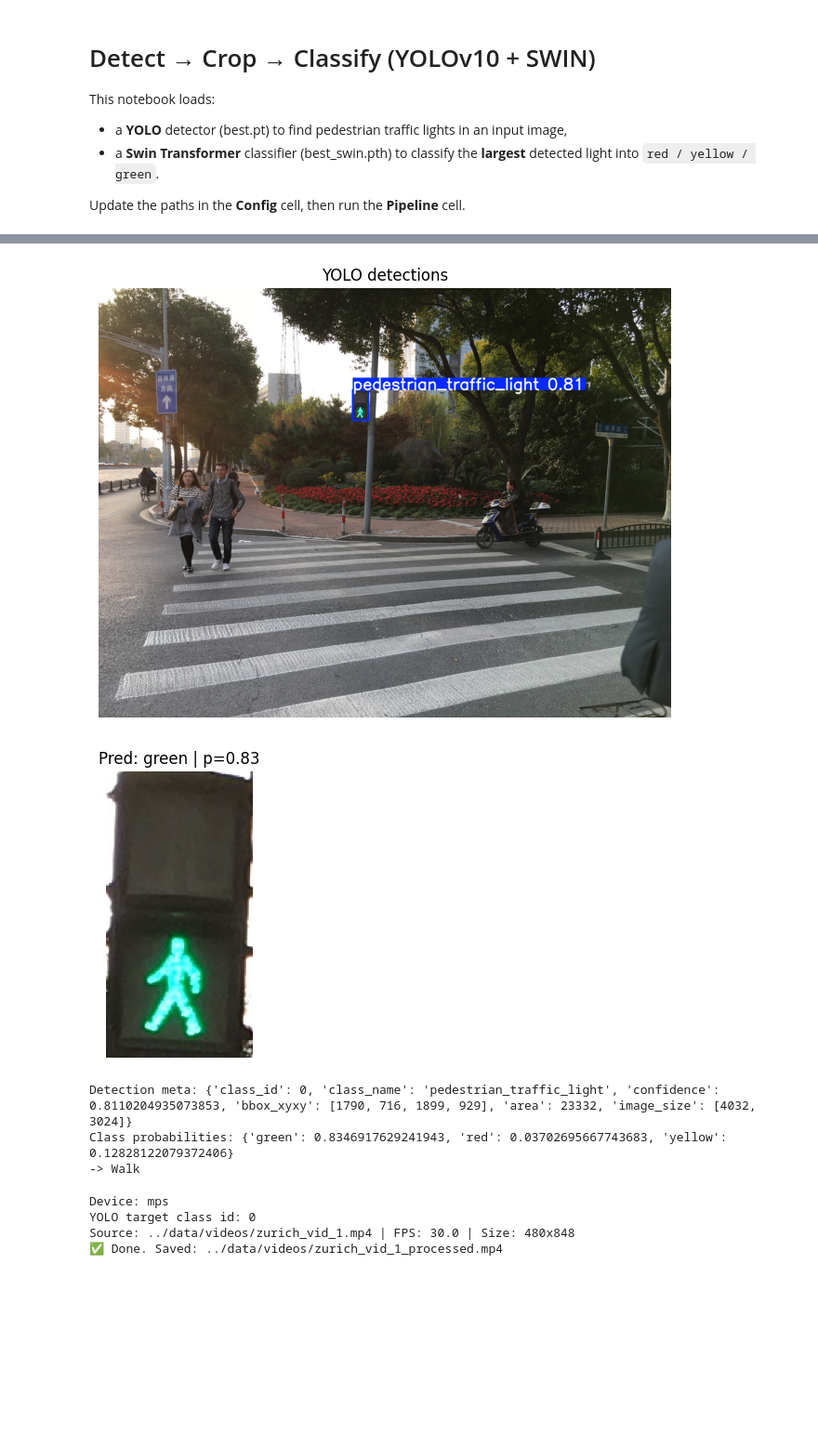
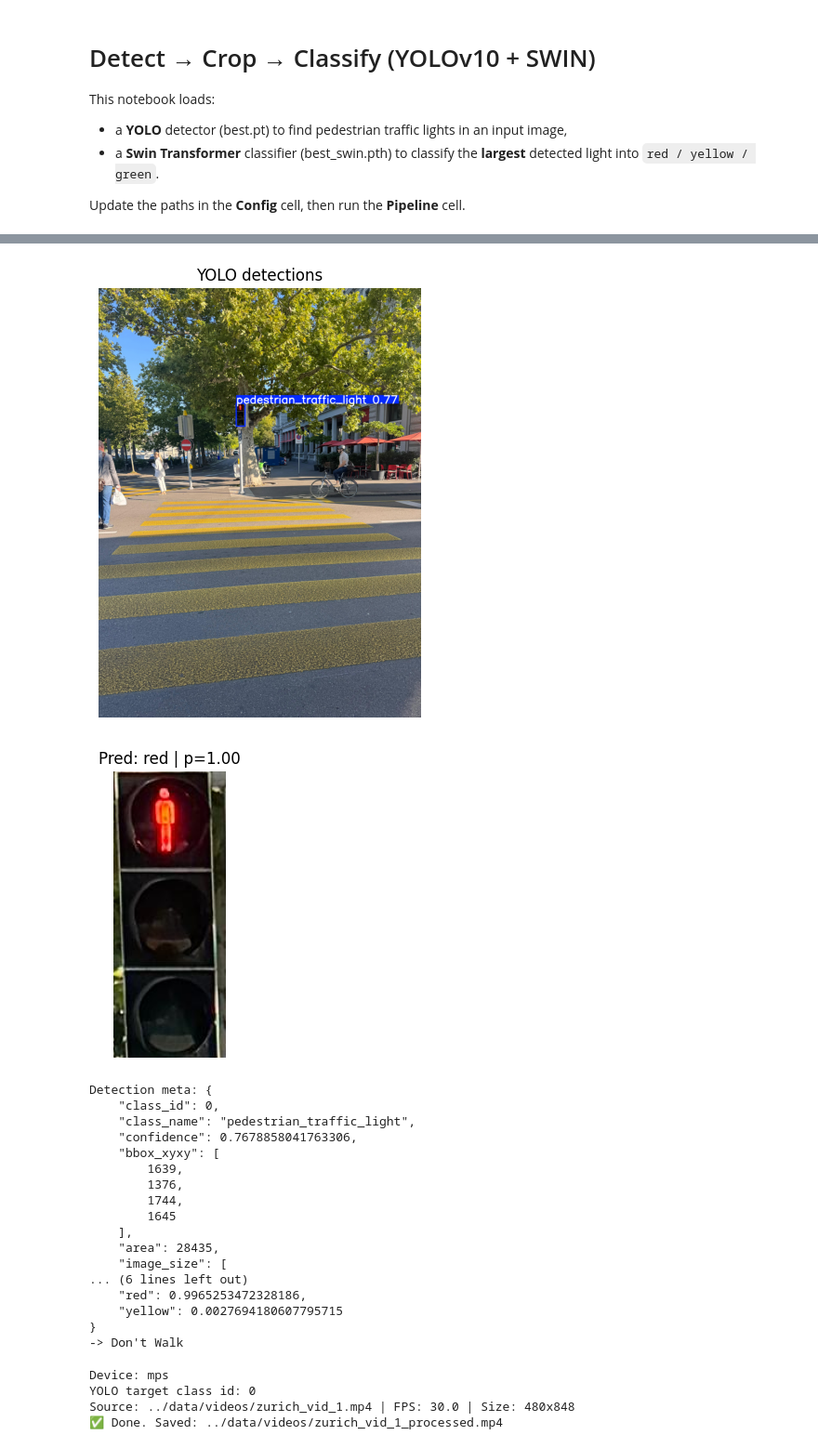
Before and after one commit to mansamoussa/zebrAssist, a Jupyter notebook: notebooks/3_DetectThenClassify_YOLO_SWIN.ipynb, the cells around one changed output, grey strips where cells are left out. Shown at 93% size. Cells and saved outputs as stored; diff of their text form; code cells hidden in the pictures; blank space fills up the shorter version.

Commit message:
notebook 3 colab friendly

```diff
--- a/notebooks/3_DetectThenClassify_YOLO_SWIN.ipynb
+++ b/notebooks/3_DetectThenClassify_YOLO_SWIN.ipynb
@@ -13,6 +13,8 @@ Update the paths in the **Config** cell, then run the **Pipeline** cell.
 try:
     import google.colab  # noqa
     IN_COLAB = True
+    from google.colab import drive
+    drive.mount('/content/drive')
 except Exception:
     IN_COLAB = False
 
@@ -56,0 +42,22 @@ Device: mps
+# %%
+# Device (CUDA, MPS, or CPU)
+device = torch.device("cuda" if torch.cuda.is_available() else "mps" if torch.backends.mps.is_available() else "cpu")
+print("Device:", device)
+
+# ------------------ CONFIG ------------------
+# Path to trained YOLO weights (created by the YOLO notebook)
+# Path to trained SWIN checkpoint dict (created by the SWIN notebook)
+if IN_COLAB:
+  YOLO_BEST = "/content/drive/MyDrive/Computer_Vision_Project/trained_models/1_Yolo_FineTuned/weights/best.pt"
+  SWIN_BEST = "/content/drive/MyDrive/Computer_Vision_Project/trained_models/2_Swin_FineTuned/best_swin.pth"
+else:
+  YOLO_BEST = "./runs/detect/zebraassist_15images/weights/best.pt"
+  SWIN_BEST = "./runs_swin/swin_tl_rgb/best_swin.pth"
+
+# SWIN model name + input size (should match what you trained with)
+SWIN_MODEL_NAME = "swin_tiny_patch4_window7_224"
+SWIN_IMG_SIZE   = 224
+
+# YOLO was trained only on "pedestrian light" class so leave on NONE
+YOLO_CLASSES = None  # e.g., [class_index_for_pedestrian_light]
+# ------------------------------------------------------
@@ -148,7 +155,10 @@ swin, swin_classes, swin_tfm, swin_size = load_swin(SWIN_BEST, SWIN_MODEL_NAME)
 # %%
 # ------------------ PIPELINE ------------------
 # Set the path of the image to process:
-IMAGE_PATH = "../data/PTL_Dataset_4032x3024_Part1/heon_IMG_0634.JPG"
+if IN_COLAB:
+  IMAGE_PATH = "/content/drive/MyDrive/Computer_Vision_Project/data/frames/train/0318f774-0d76-497e-9e17-f5efe45840c9.JPG"
+else:
+  IMAGE_PATH = "../data/PTL_Dataset_4032x3024_Part1/heon_IMG_0634.JPG"
 # ../data/PTL_Dataset_4032x3024_Part1/heon_IMG_0643.JPG
 # -> No pedestrian light detected with current thresholds.
 # ../data/PTL_Dataset_4032x3024_Part1/heon_IMG_0634.JPG
@@ -167,38 +177,52 @@ plt.title("YOLO detections")
 plt.show()
 
 if crop is None:
     print("No pedestrian light detected with current thresholds.")
 else:
     # Classify crop with SWIN
     x = swin_tfm(crop).unsqueeze(0).to(device)
     with torch.no_grad():
         logits = swin(x)
         probs = torch.softmax(logits, dim=1).cpu().numpy()[0]
     pred_idx = int(np.argmax(probs))
     pred_class = swin_classes[pred_idx]
 
     # Show crop + prediction
     plt.figure(figsize=(4,4))
     plt.imshow(crop)
     plt.axis('off')
     plt.title(f"Pred: {pred_class} | p={probs[pred_idx]:.2f}")
     plt.show()
 
-    print("Detection meta:", meta)
-    print("Class probabilities:", {swin_classes[i]: float(probs[i]) for i in range(len(swin_classes))})
+    print("Detection meta:", json.dumps(meta, indent=4))
+    print("Class probabilities:", json.dumps({swin_classes[i]: float(probs[i]) for i in range(len(swin_classes))},indent=4))
 
     conf = 0.8  # confidence threshold to decide Walk/Don't Walk
     # Tell the user Walk if green light with high confidence, "Don't Walk" if yellow or red light, "off" otherwise
     if pred_class == "green" and probs[pred_idx] > conf:
         print("-> Walk")
     elif pred_class in ["red", "yellow"] and probs[pred_idx] > conf:
         print("-> Don't Walk")
     else:
         print("-> off, no light detected")
 # %% [output]
-[figure, old version]
+[figure, new version]
-[figure, old version]
+[figure, new version]
-Detection meta: {'class_id': 0, 'class_name': 'pedestrian_traffic_light', 'confidence': 0.8110204935073853, 'bbox_xyxy': [1790, 716, 1899, 929], 'area': 23332, 'image_size': [4032, 3024]}
-Class probabilities: {'green': 0.8346917629241943, 'red': 0.03702695667743683, 'yellow': 0.12828122079372406}
--> Walk
+Detection meta: {
+    "class_id": 0,
+    "class_name": "pedestrian_traffic_light",
+    "confidence": 0.7678858041763306,
+    "bbox_xyxy": [
+        1639,
+        1376,
+        1744,
+        1645
+    ],
+    "area": 28435,
+    "image_size": [
+... (6 lines left out)
+    "red": 0.9965253472328186,
+    "yellow": 0.0027694180607795715
+}
+-> Don't Walk
 # %%
```
Also changed, not shown: parts of 8 cells of this notebook.
